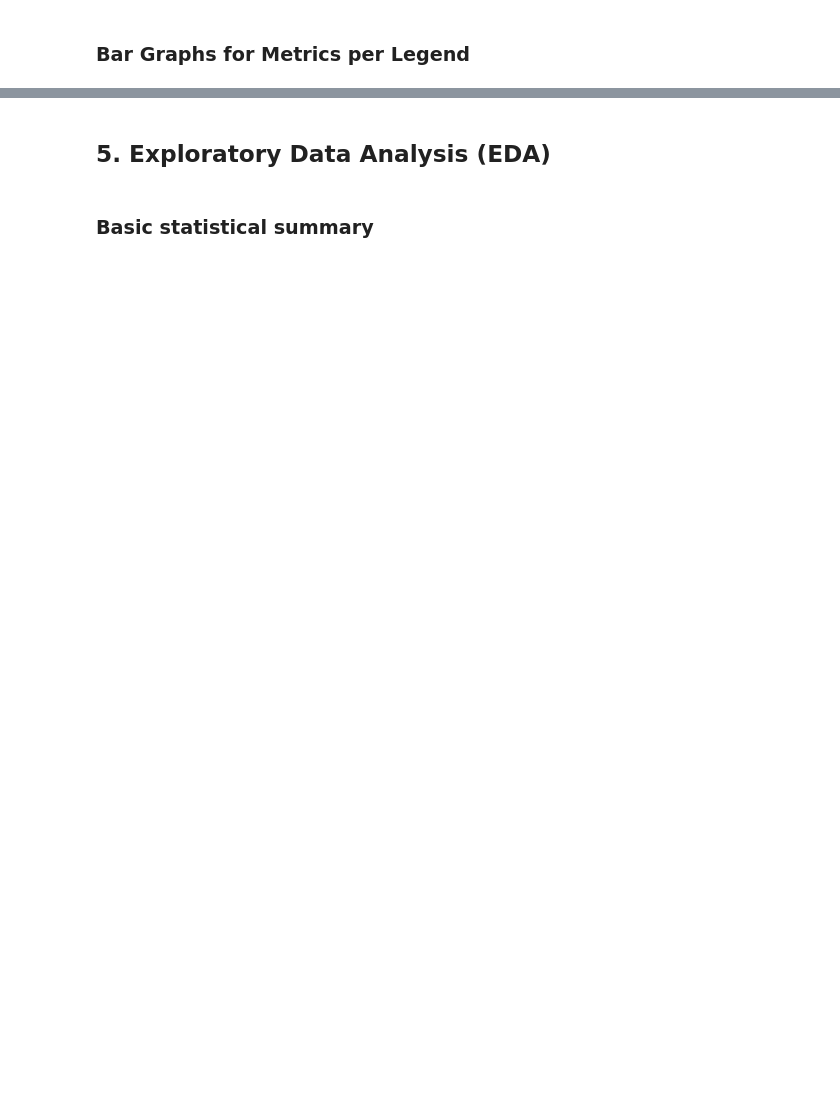
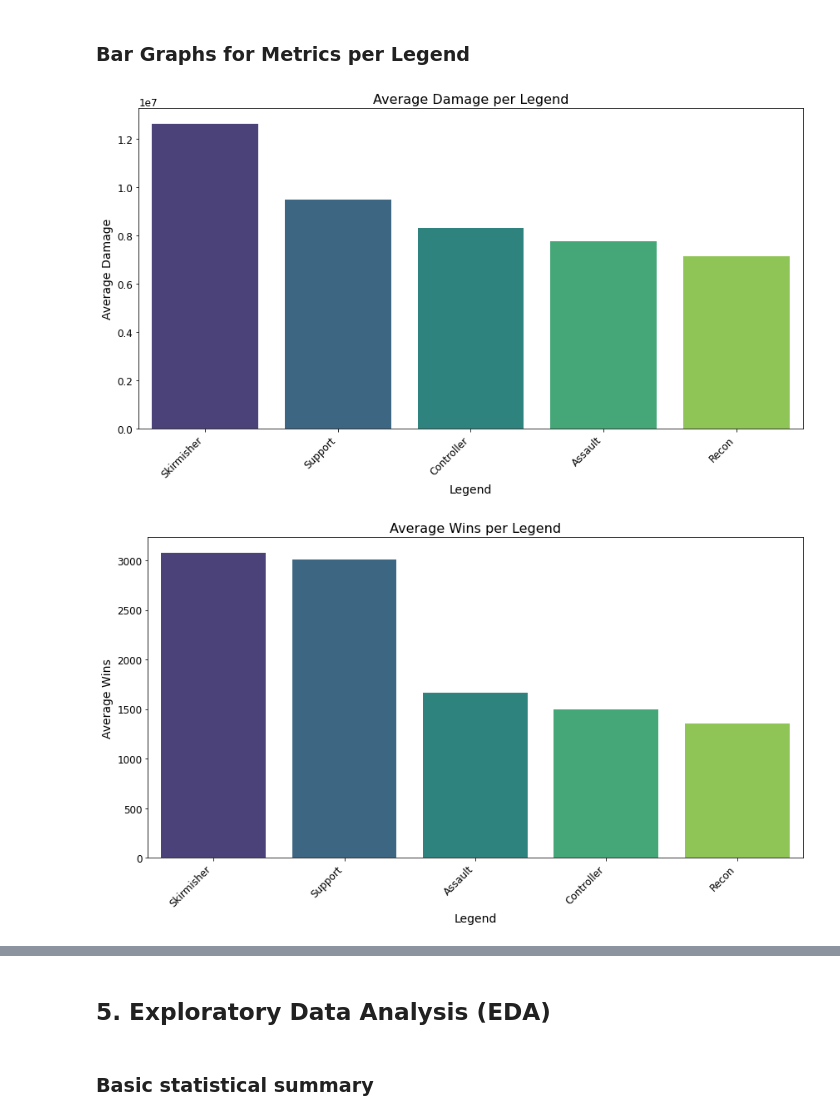
Before and after one commit to AltaafAlly/Apex-Legends-Dataset, a Jupyter notebook: Legend Stats Dataset/Legend_Dataset_Analysis.ipynb, the cells around one changed output, grey strips where cells are left out. Cells and saved outputs as stored; diff of their text form; code cells hidden in the pictures; blank space fills up the shorter version.

```diff
--- a/Legend Stats Dataset/Legend_Dataset_Analysis.ipynb
+++ b/Legend Stats Dataset/Legend_Dataset_Analysis.ipynb
@@ -29,8 +29,8 @@ for category, legends in legend_categories.items():
         legend_to_category[legend] = category
 # %%
 
-base_path = ""
-
+base_path = r"C:\Users\Me\Documents\GitHub\Apex-Legends-Dataset\Legend Stats Dataset\Processed_Legend_Stats"
+#change this code to now take in player_name as a variable
 damage_path = os.path.join(base_path, 'Legend Damage')
 kills_path = os.path.join(base_path, 'Legend Kills')
 matches_path = os.path.join(base_path, 'Legend Matches Played')
@@ -103,10 +103,14 @@ all_legends_df = pd.concat(legend_dataframes, ignore_index=True)
 # Map legends to categories
 all_legends_df['Legend_Category'] = all_legends_df['legend_name'].map(legend_to_category)
 # # List of legends with missing Wins data
-legends_missing_wins = ['Ballistic', 'Conduit', 'Alter', 'Newcastle']
+#legends_missing_wins = ['Ballistic', 'Conduit', 'Alter', 'Newcastle']
 # Filter out legends with missing Wins data
-all_legends_df = all_legends_df[~all_legends_df['legend_name'].isin(legends_missing_wins)]
-print(all_legends_df)
+#all_legends_df = all_legends_df[~all_legends_df['legend_name'].isin(legends_missing_wins)]
+all_legends_df
+# create the output file path and create the file if it does not exist
+output_file = os.path.join(base_path, 'all_legends_combined.csv')
+# Save the combined DataFrame to a CSV file
+all_legends_df.to_csv(output_file, index=False)
 # %% [markdown]
 ##  4. Data Cleaning and Preparation
 # %%
@@ -137,26 +171,29 @@ print("\nCategory Distribution:\n", all_legends_df['Legend_Category'].value_coun
 ### Bar Graphs for Metrics per Legend
 # %%
 # Metrics to plot
-metrics = ['Damage', 'Kills', 'Wins', 'Games Played']
+metrics = ['Damage', 'Wins', 'Games Played']
 
 # Set larger font sizes globally
 plt.rcParams.update({'axes.labelsize': 14, 'axes.titlesize': 16, 'xtick.labelsize': 12, 'ytick.labelsize': 12})
 
 for metric in metrics:
     plt.figure(figsize=(12, 7))
 
     # Aggregate data by Legend (mean values clearly shown)
     legend_avg = all_legends_df.groupby('Legend_Category')[metric].mean().sort_values(ascending=False)
 
     sns.barplot(x=legend_avg.index, y=legend_avg.values, palette='viridis')
 
     # Clear and readable labels
     plt.title(f'Average {metric} per Legend')
     plt.xlabel('Legend')
     plt.ylabel(f'Average {metric}')
 
     # Rotate x-axis labels for better readability
     plt.xticks(rotation=45, ha='right')
 
     plt.tight_layout()
     plt.show()
+# %% [output]
+[figure, added]
+[figure, added]
```
Also changed, not shown: parts of 9 cells of this notebook, 1 other file.
